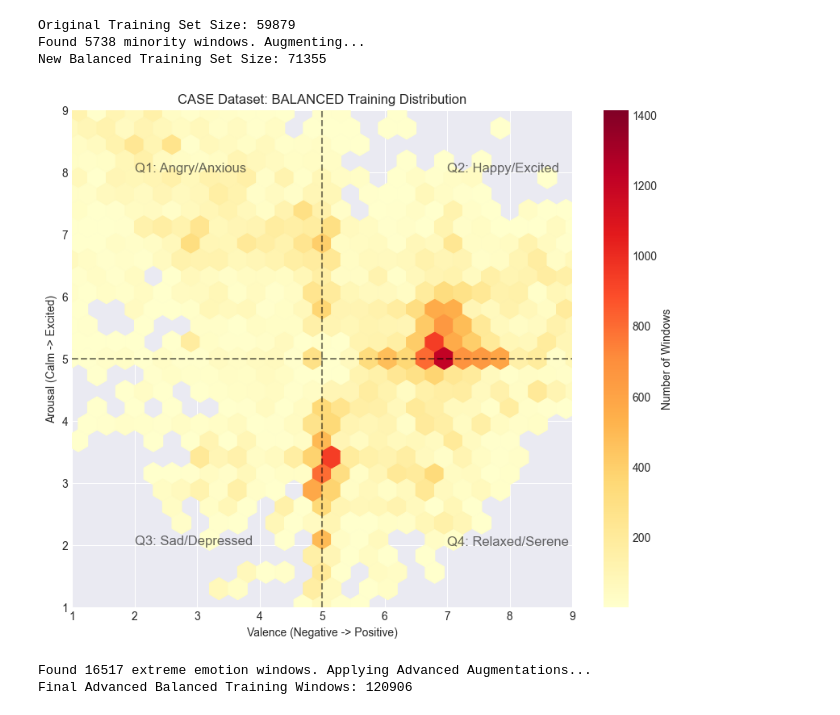
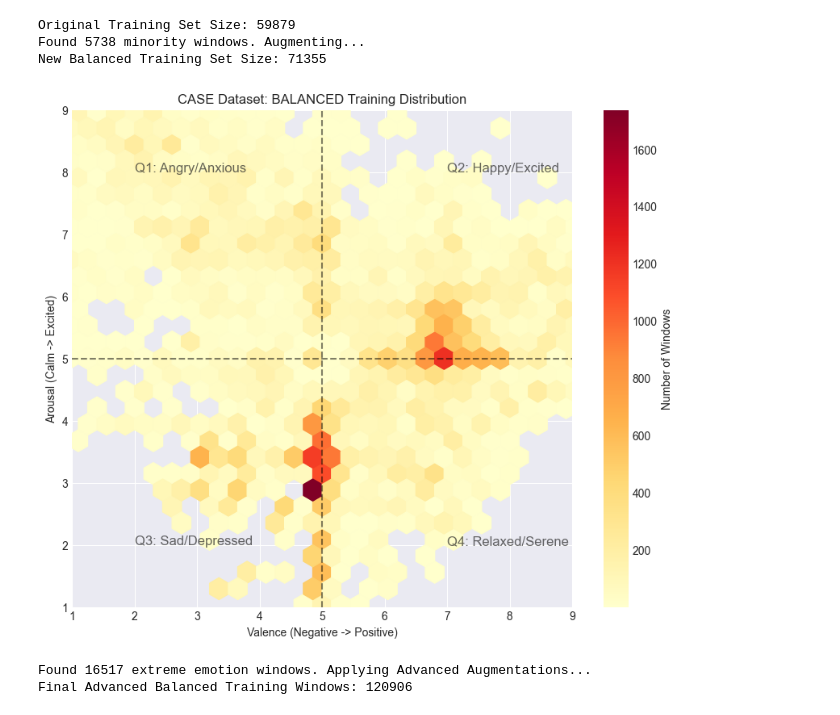
Before and after one commit to MrBlackBlade/maestro, a Jupyter notebook: case_preprocessing_clean.ipynb, the cells around one changed output. Drawn from its saved outputs; the diff is of its cells as text; code cells hidden in the pictures.

```diff
--- a/case_preprocessing_clean.ipynb
+++ b/case_preprocessing_clean.ipynb
@@ -344,28 +344,28 @@ New Balanced Training Set Size: 71355
 # %%
 import matplotlib.pyplot as plt
 
 plt.figure(figsize=(10, 8))
 # Using the NEW balanced training targets
-plt.hexbin(y_v_train_final, y_a_train_final, gridsize=30, cmap='YlOrRd', mincnt=1)
+plt.hexbin(y_v_train_bal, y_a_train_bal, gridsize=30, cmap='YlOrRd', mincnt=1)
 plt.colorbar(label='Number of Windows')
 
 plt.axvline(x=5, color='black', linestyle='--', alpha=0.5)
 plt.axhline(y=5, color='black', linestyle='--', alpha=0.5)
 
 plt.xlabel('Valence (Negative -> Positive)')
 plt.ylabel('Arousal (Calm -> Excited)')
 plt.title('CASE Dataset: BALANCED Training Distribution')
 plt.xlim(1, 9)
 plt.ylim(1, 9)
 
 plt.text(2, 8, 'Q1: Angry/Anxious', fontsize=12, alpha=0.7)
 plt.text(7, 8, 'Q2: Happy/Excited', fontsize=12, alpha=0.7)
 plt.text(2, 2, 'Q3: Sad/Depressed', fontsize=12, alpha=0.7)
 plt.text(7, 2, 'Q4: Relaxed/Serene', fontsize=12, alpha=0.7)
 
 plt.show()
 # %% [output]
-[figure, old version]
+[figure, new version]
 # %%
 import numpy as np
 from scipy.interpolate import CubicSpline
```
Also changed, not shown: parts of 6 cells of this notebook, 1 other file.
